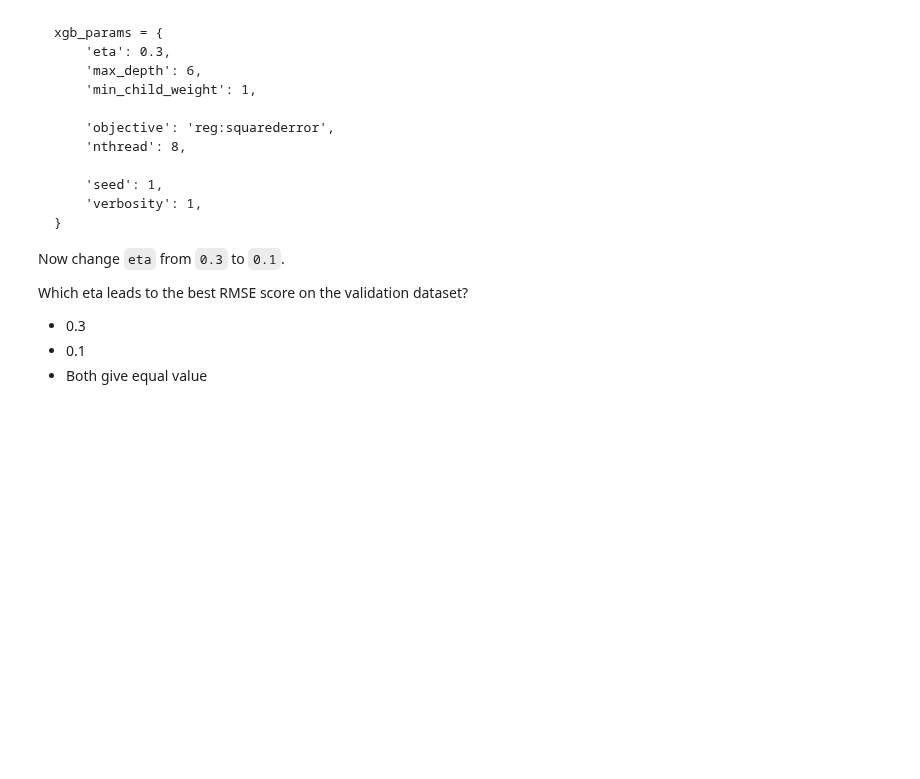
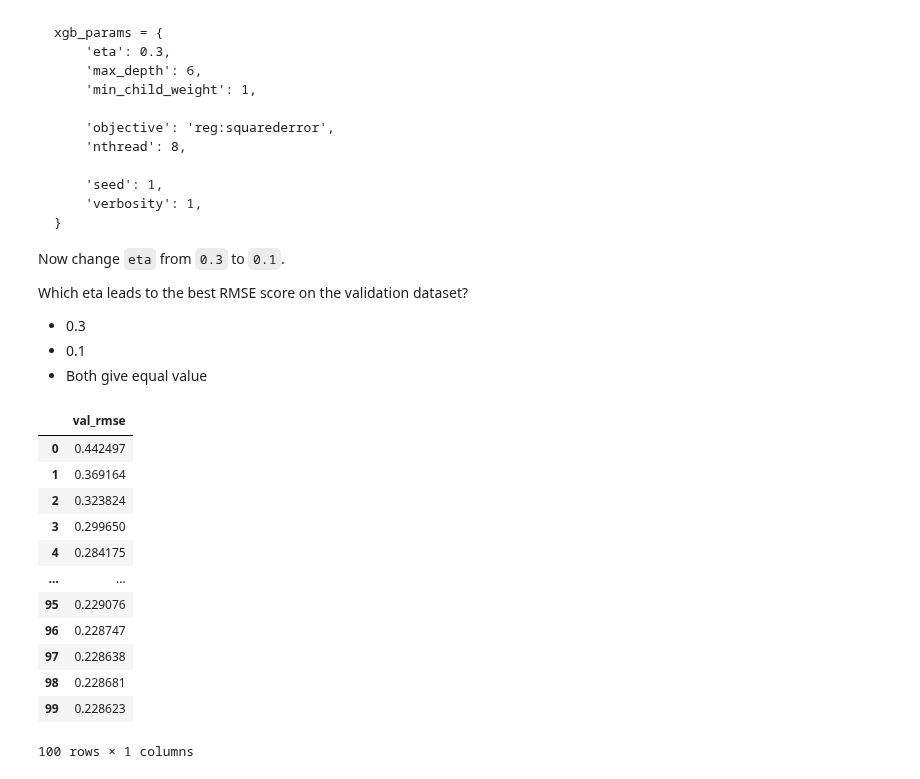
Before and after one commit to aaalexlit/machine-learning-zoomcamp-alex, a Jupyter notebook: ml_zoomcamp_HW6.ipynb, the cells around one changed output. Drawn from its saved outputs; the diff is of its cells as text; code cells hidden in the pictures; blank space fills up the shorter version.

```diff
--- a/ml_zoomcamp_HW6.ipynb
+++ b/ml_zoomcamp_HW6.ipynb
@@ -40,6 +40,7 @@ Preparation:
 # %%
 df = pd.read_csv('housing.csv')
 df = df[(df.ocean_proximity == '<1H OCEAN') | (df.ocean_proximity == 'INLAND')]
+df.ocean_proximity = df.ocean_proximity.str.replace('<', 'lt')
 df = df.fillna(0)
 y = np.log1p(df.median_house_value.values)
 del df["median_house_value"]
@@ -284,3 +285,44 @@ Which eta leads to the best RMSE score on the validation dataset?
 * 0.3
 * 0.1
 * Both give equal value
+# %%
+import xgboost as xgb
+features = list(dv.get_feature_names_out())
+dtrain = xgb.DMatrix(X_train, label=y_train, feature_names=features)
+dval = xgb.DMatrix(X_val, label=y_val, feature_names=features)
+
+def train_xgboost_model(eta=0.3, max_depth=6, min_child_weight=1):
+    evals_result = {}
+    model = xgb.train(
+        params={
+            "objective": 'reg:squarederror',
+            "eval_metric": "rmse",
+            "eta": eta,
+            "max_depth": max_depth,
+            "min_child_weight": min_child_weight,
+        },
+        dtrain=dtrain,
+        num_boost_round=100,
+        evals_result=evals_result,
+        evals=[(dval, "val")],
+        verbosity=1,
+    )
+
+    val_auc = evals_result["val"]["rmse"]
+    return pd.DataFrame( val_auc, columns=["val_rmse"])
+# %%
+(train_xgboost_model())
+# %% [output]
+|  | val_rmse |
+| 0 | 0.442497 |
+| 1 | 0.369164 |
+| 2 | 0.323824 |
+| 3 | 0.299650 |
+| 4 | 0.284175 |
+| ... | ... |
+| 95 | 0.229076 |
+| 96 | 0.228747 |
+| 97 | 0.228638 |
+| 98 | 0.228681 |
+| 99 | 0.228623 |
+100 rows × 1 columns
```
